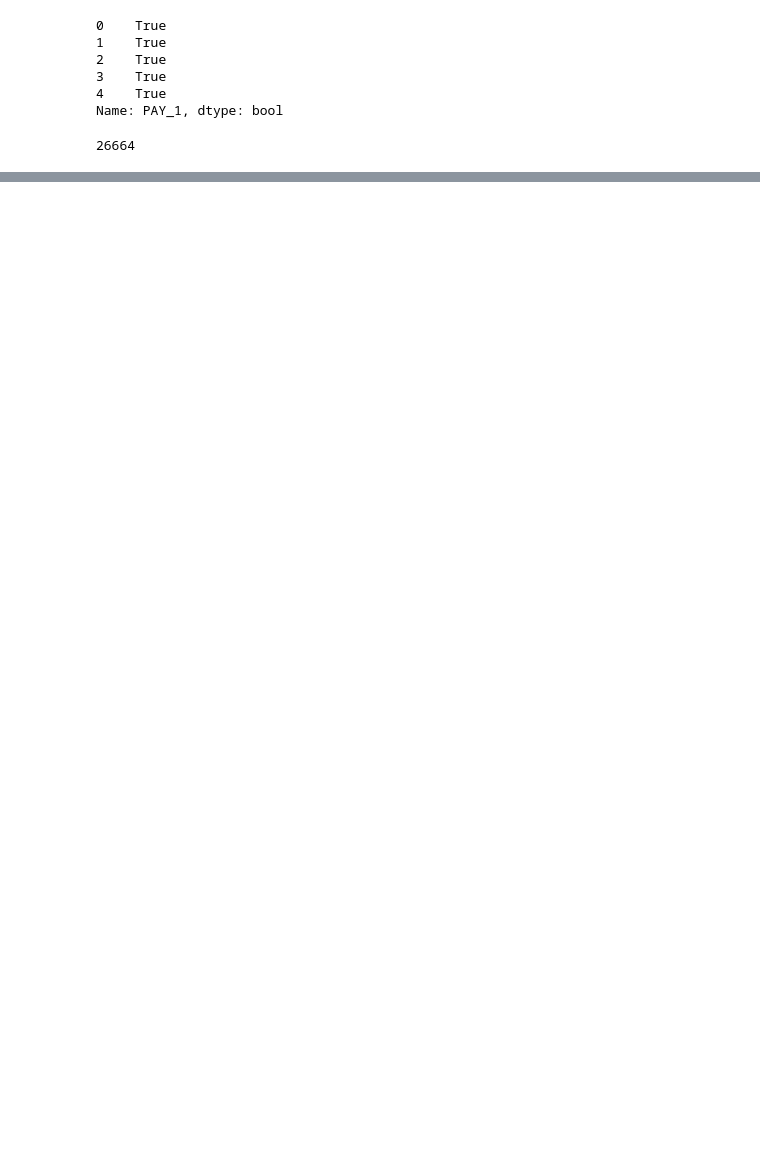
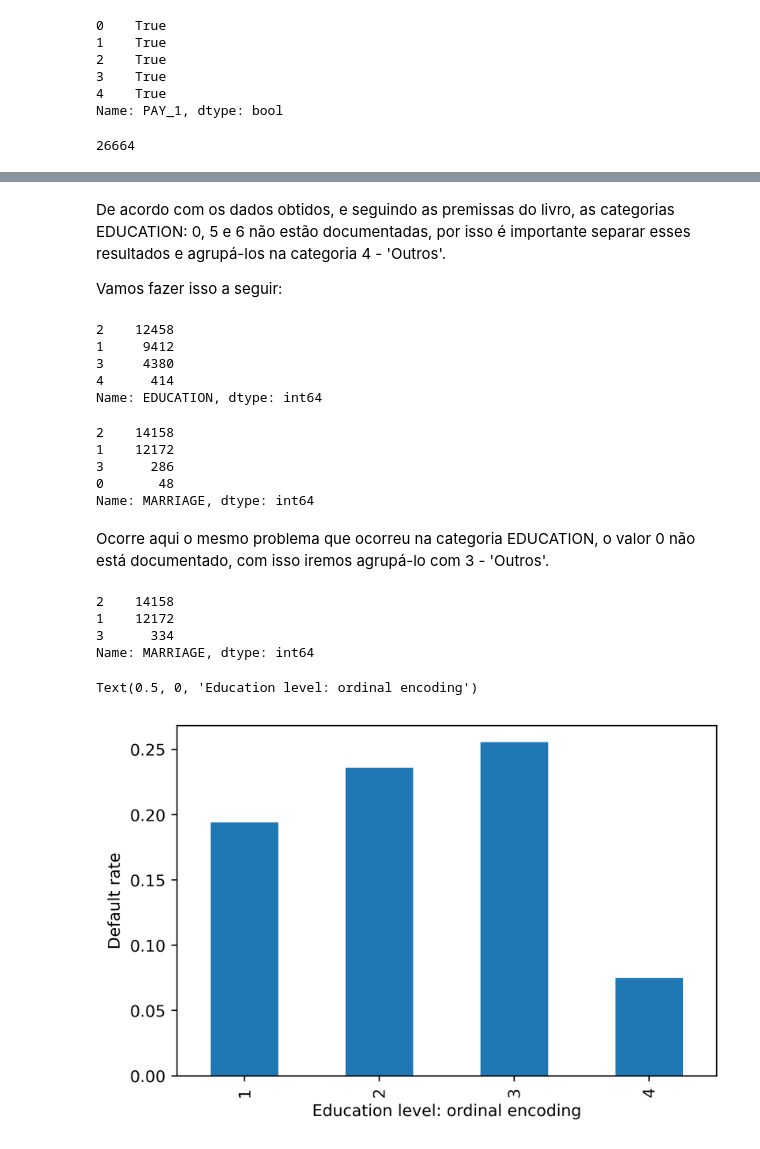
Before and after one commit to Jose-Paschoal/Projeto_Ciencia_Dados_Python, a Jupyter notebook: Projetos de Ciência de Dados com Python - Cap.1.ipynb, the cells around one changed output, grey strips where cells are left out. Saved outputs shown, nothing was run; the diff lists cells and outputs as text; code cells hidden in the pictures; blank space fills up the shorter version.

Commit message:
Atualização do tratamento de dados do dataset

```diff
--- a/Projetos de Ciência de Dados com Python - Cap.1.ipynb
+++ b/Projetos de Ciência de Dados com Python - Cap.1.ipynb
@@ -239,0 +329,42 @@ sum(valid_pay_1_mask)
+# %% [markdown]
+De acordo com os dados obtidos, e seguindo as premissas do livro, as categorias EDUCATION: 0, 5 e 6 não estão documentadas, por isso é importante separar esses resultados e agrupá-los na categoria 4 - 'Outros'.
+
+Vamos fazer isso a seguir:
+# %%
+df_clean_2['EDUCATION'].replace(to_replace=[0,5,6], value=4, inplace=True)
+df_clean_2['EDUCATION'].value_counts()
+# %% [output]
+2    12458
+1     9412
+3     4380
+4      414
+Name: EDUCATION, dtype: int64
+# %%
+# Checando agora a contagem da categoria MARRIAGE
+
+df_clean_2['MARRIAGE'].value_counts()
+# %% [output]
+2    14158
+1    12172
+3      286
+0       48
+Name: MARRIAGE, dtype: int64
+# %% [markdown]
+Ocorre aqui o mesmo problema que ocorreu na categoria EDUCATION, o valor 0 não está documentado, com isso iremos agrupá-lo com 3 - 'Outros'.
+# %%
+df_clean_2['MARRIAGE'].replace(to_replace=0, value=3, inplace=True)
+df_clean_2['MARRIAGE'].value_counts()
+# %% [output]
+2    14158
+1    12172
+3      334
+Name: MARRIAGE, dtype: int64
+# %%
+# Checando agora um agrupamento da taxa de inadimplência pelo nível educacional.
+
+df_clean_2.groupby('EDUCATION').agg({'default payment next month':'mean'}).plot.bar(legend=False)
+plt.ylabel('Default rate')
+plt.xlabel('Education level: ordinal encoding')
+# %% [output]
+Text(0.5, 0, 'Education level: ordinal encoding')
+[figure, added]
```
Also changed, not shown: parts of 24 cells of this notebook.
